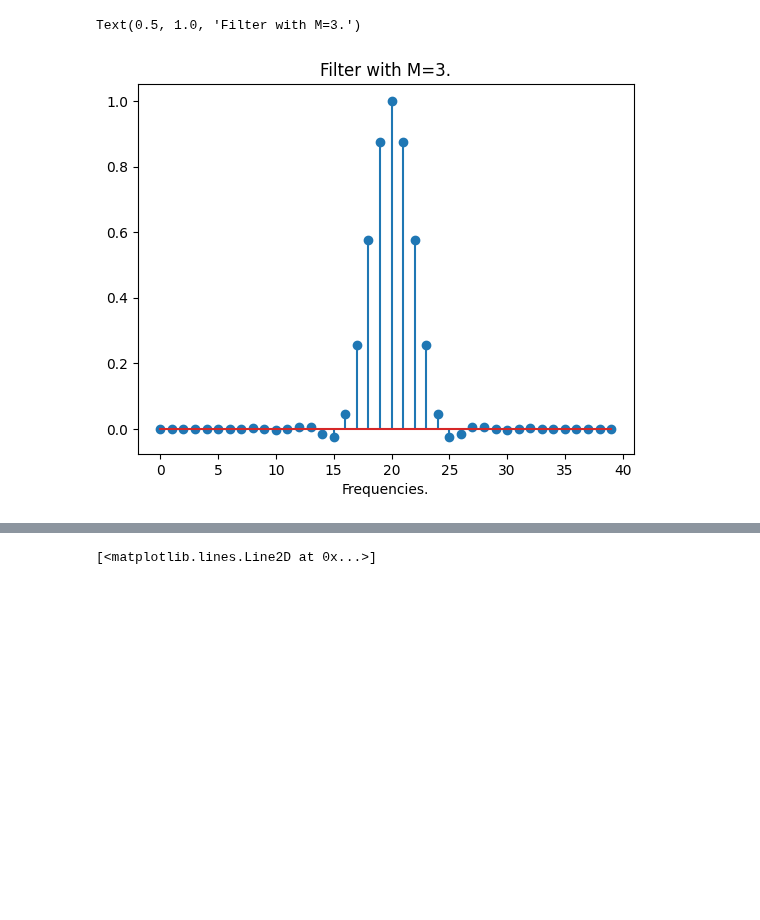
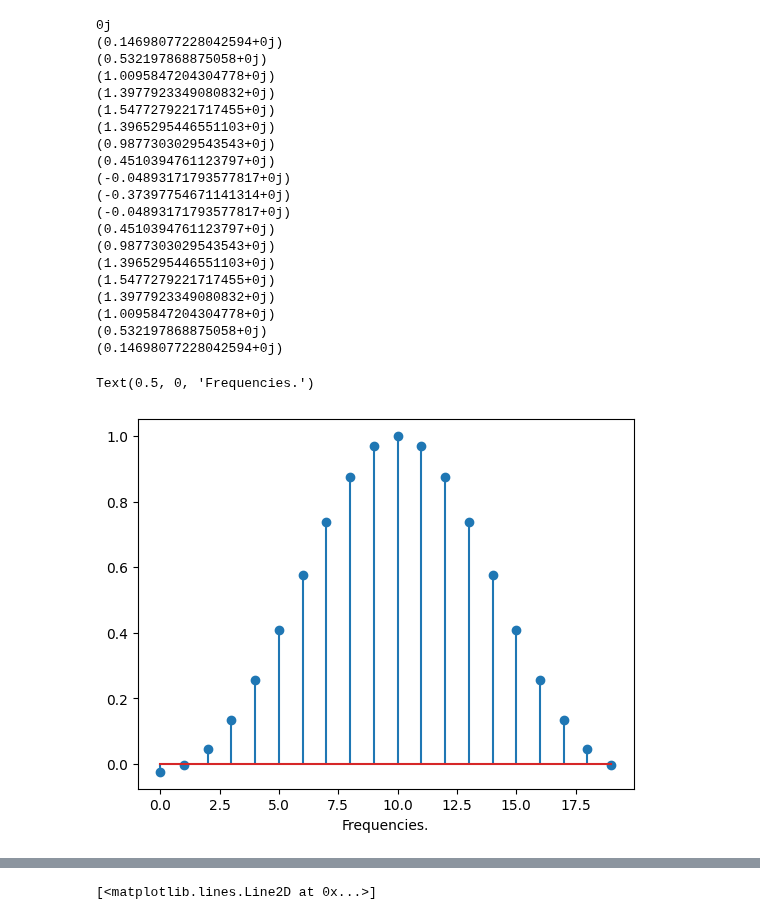
Before and after one commit to DylanReidRamelli/Bachelor-Project-2023, a Jupyter notebook: notebook/filter.ipynb, the cells around one changed output, grey strips where cells are left out. Cells and saved outputs as stored; diff of their text form; code cells hidden in the pictures; blank space fills up the shorter version.

```diff
--- a/notebook/filter.ipynb
+++ b/notebook/filter.ipynb
@@ -7,37 +7,58 @@ import math as m
 def wavenum(i, N) : return (i + N // 2) % N - N // 2
 # %%
 # Create filter.
-filter_size = 40
+filter_size = 20
 
-M = 3
+M = 3/2
 H = np.zeros(filter_size, dtype=complex)
 
 for i in range(filter_size):
     k = wavenum(i, filter_size)
     a = 2 * np.pi / filter_size * k * M
 
     #G_b, integral from -M to M of cos(t*pi/M) e^(-iwt)
     if (m.isclose(a, np.pi/M)):
         H[i] = M
     elif (m.isclose(a, -np.pi/M)):
         H[i] = M
     else:
         H[i] += -(2 * M**2 * a * np.sin(M * a))/(M**2 * a**2 - np.pi**2)
 
+    print(H[i])
     # G_a, integral from -M to M of e^(-iwt)
     if a != 0:
         H[i] += 2 * np.sin(M * a) / a
     else:
         H[i] = 2 * M
 
 
 H /= 2.0 * M
+
 plt.stem(np.arange(filter_size),  np.fft.fftshift(H).real)
 plt.xlabel("Frequencies.")
-plt.title("Filter with M="+ str(M) + ".")
 # %% [output]
-Text(0.5, 1.0, 'Filter with M=3.')
+0j
+(0.14698077228042594+0j)
+(0.532197868875058+0j)
+(1.0095847204304778+0j)
+(1.3977923349080832+0j)
+(1.5477279221717455+0j)
+(1.3965295446551103+0j)
+(0.9877303029543543+0j)
+(0.4510394761123797+0j)
+(-0.04893171793577817+0j)
+(-0.37397754671141314+0j)
+(-0.04893171793577817+0j)
+(0.4510394761123797+0j)
+(0.9877303029543543+0j)
+(1.3965295446551103+0j)
+(1.5477279221717455+0j)
+(1.3977923349080832+0j)
+(1.0095847204304778+0j)
+(0.532197868875058+0j)
+(0.14698077228042594+0j)
+Text(0.5, 0, 'Frequencies.')
-[figure, old version]
+[figure, new version]
 # %%
 # Inverse Fourier Transform of the filter, fftshifted. TIME DOMAIN
 h = np.fft.ifft(H)
```
Also changed, not shown: parts of 7 cells of this notebook, 18 other files.
